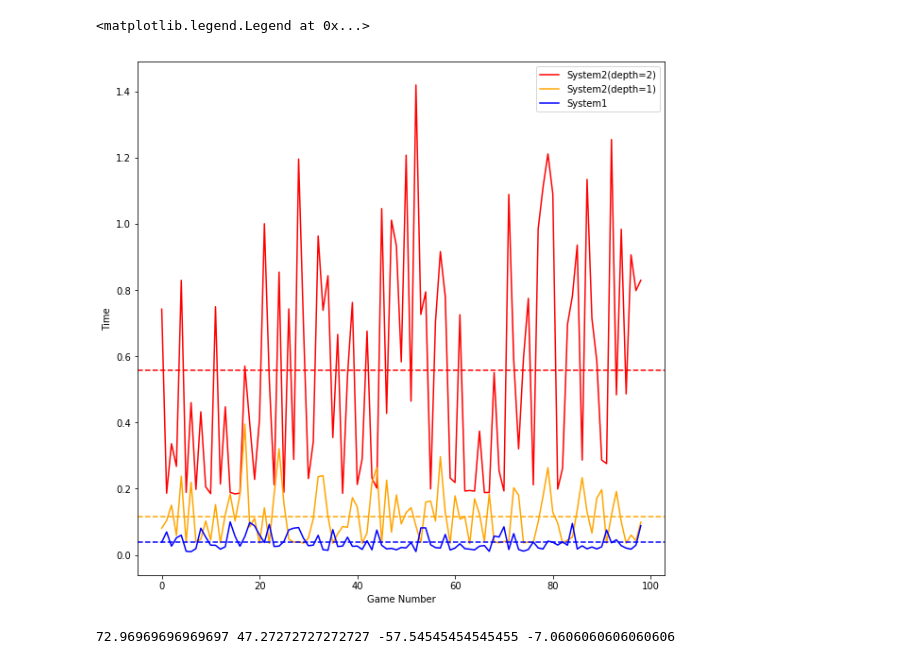
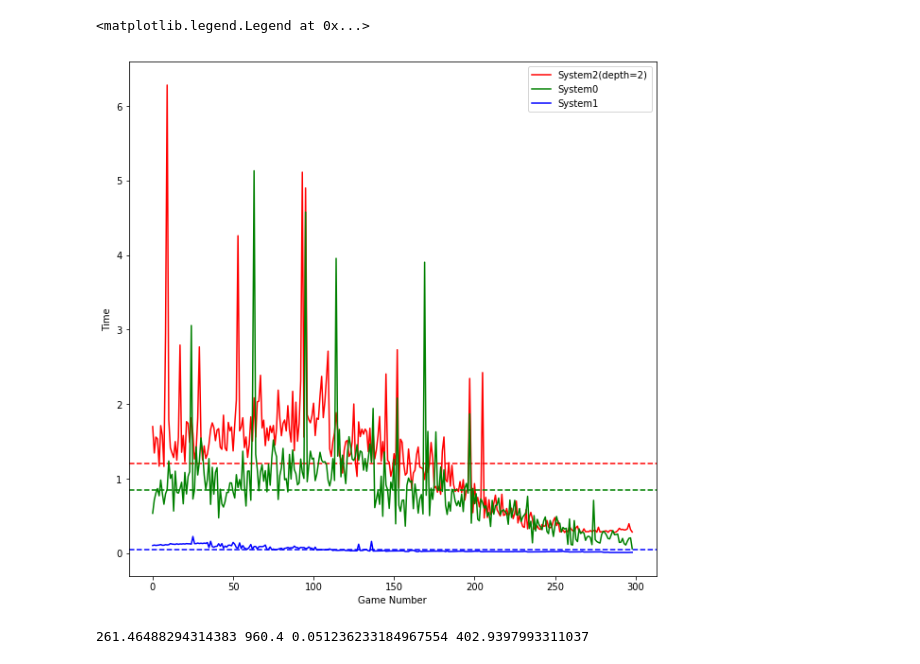
Before and after one commit to gulu42/System-0, a Jupyter notebook: multi_agent_pacman/visualisation_copy_gulu.ipynb, the cells around one changed output. Cells and saved outputs as stored; diff of their text form; code cells hidden in the pictures.

```diff
--- a/multi_agent_pacman/visualisation_copy_gulu.ipynb
+++ b/multi_agent_pacman/visualisation_copy_gulu.ipynb
@@ -7,39 +7,50 @@ df2 = pd.read_csv("data1.csv") #System2(depth=1)
 df3 = pd.read_csv("data2.csv")#System1
 df4 = pd.read_csv("data_sys0.csv")#System 0 random
+# %%
+df1 = df1.sort_values(['score'], ascending=False)
+df3 = df3.sort_values(['score'], ascending=False)
+df4 = df4.sort_values(['score'], ascending=False)
+df1 = df1.reset_index(drop=True)
+df3 = df3.reset_index(drop=True)
+df4 = df4.reset_index(drop=True)
 # %%
 from pylab import rcParams
 rcParams['figure.figsize'] = 10, 10
 # %%
-colours = {"sys2_d2":'r',"sys2_d1":'orange',"sys1":'b',"sys0_rand":'g'}
+# colours = {"sys2_d2":'r',"sys2_d1":'orange',"sys1":'b',"sys0_rand":'g'}
+colours = {"sys2_d2":'r',"sys1":'b',"sys0_rand":'g'}
 # %%
 mean1 = df1["time"].mean()
-mean2 = df2["time"].mean()
+# mean2 = df2["time"].mean()
 mean3 = df3["time"].mean()
 mean4 = df4["time"].mean()
 
 plt.plot(df1["time"], label='System2(depth=2)', color=colours["sys2_d2"])
 plt.axhline(y=mean1, color=colours["sys2_d2"], linestyle='--')
 
-plt.plot(df2["time"]  ,label='System2(depth=1)',color=colours["sys2_d1"])
-plt.axhline(y=mean2, color=colours["sys2_d1"], linestyle='--')
+# plt.plot(df2["time"]  ,label='System2(depth=1)',color=colours["sys2_d1"])
+# plt.axhline(y=mean2, color=colours["sys2_d1"], linestyle='--')
+
+plt.plot(df4["time"]  ,label='System0',color=colours["sys0_rand"])
+plt.axhline(y=mean4, color=colours["sys0_rand"], linestyle='--')
 
 plt.plot(df3["time"]  ,label='System1',color=colours["sys1"])
 plt.axhline(y=mean3, color=colours["sys1"], linestyle='--')
 
 plt.xlabel('Game Number')
 plt.ylabel('Time')
 plt.plot()
 plt.legend()
 # %% [output]
 <matplotlib.legend.Legend at 0x...>
-[figure, old version]
+[figure, new version]
 # %%
 mean1 = df1["score"].mean()
 mean2 = df2["score"].mean()
-mean3 = df3["score"].mean()
+# mean3 = df3["score"].mean()
 mean4 = df4["score"].mean()
 print(mean1,mean2,mean3,mean4)
 # %% [output]
-72.96969696969697 47.27272727272727 -57.54545454545455 -7.0606060606060606
+261.46488294314383 960.4 0.051236233184967554 402.9397993311037
 # %%
 mean1 = df1["score"].mean()
```
Also changed, not shown: parts of 4 cells of this notebook, 4 other files.
